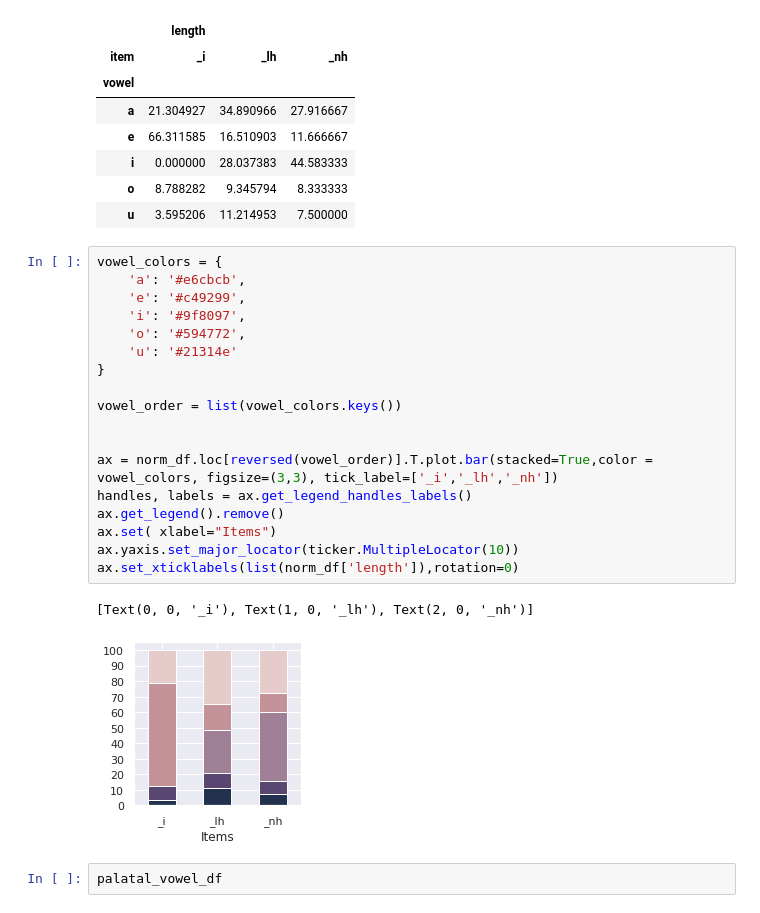
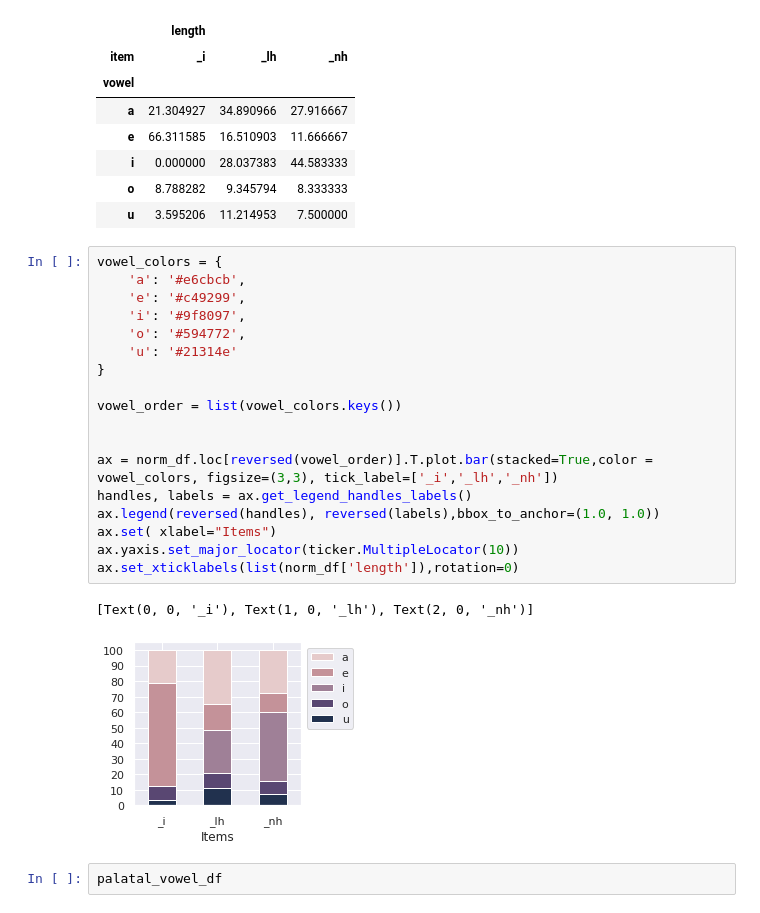
Before and after one commit to Portophon/palatal-sonorants-pt, a Jupyter notebook: NH_&_LH_Wikcionario_stats.ipynb, the cells around one changed output. Saved outputs shown, nothing was run; the diff lists cells and outputs as text.

```diff
--- a/NH_&_LH_Wikcionario_stats.ipynb
+++ b/NH_&_LH_Wikcionario_stats.ipynb
@@ -495,24 +495,24 @@ norm_df
 # %%
 vowel_colors = {
     'a': '#e6cbcb',
     'e': '#c49299',
     'i': '#9f8097',
     'o': '#594772',
     'u': '#21314e'
 }
 
 vowel_order = list(vowel_colors.keys())
 
 
 ax = norm_df.loc[reversed(vowel_order)].T.plot.bar(stacked=True,color = vowel_colors, figsize=(3,3), tick_label=['_i','_lh','_nh'])
 handles, labels = ax.get_legend_handles_labels()
-ax.get_legend().remove()
+ax.legend(reversed(handles), reversed(labels),bbox_to_anchor=(1.0, 1.0))
 ax.set( xlabel="Items")
 ax.yaxis.set_major_locator(ticker.MultipleLocator(10))
 ax.set_xticklabels(list(norm_df['length']),rotation=0)
 # %% [output]
 [Text(0, 0, '_i'), Text(1, 0, '_lh'), Text(2, 0, '_nh')]
-[figure, old version]
+[figure, new version]
 # %%
 palatal_vowel_df
 # %% [output]
```
Also changed, not shown: parts of 7 cells of this notebook, 1 other file.
